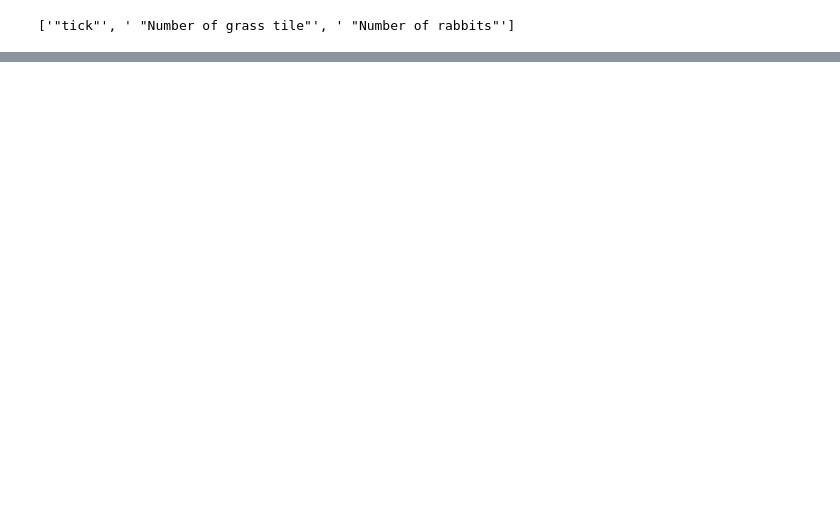
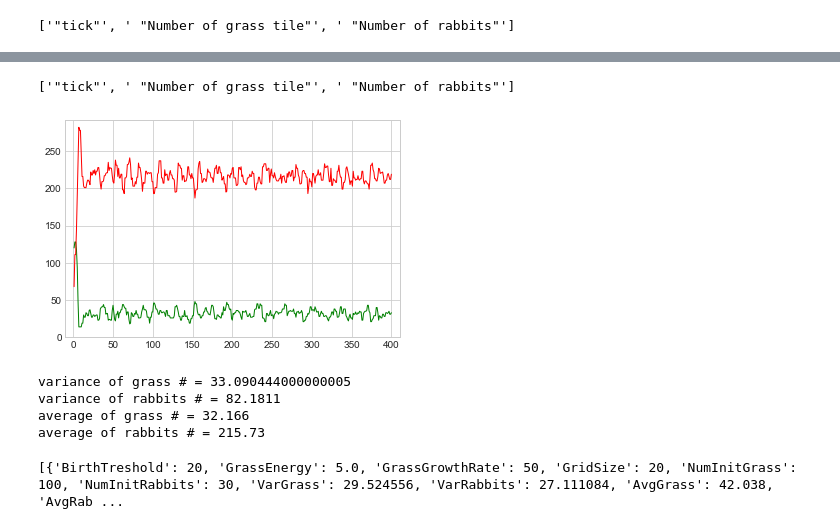
Before and after one commit to RenardDesNeiges/CS-430_1_Rabbits, a Jupyter notebook: report/plots/plot_notebook.ipynb, the cells around one changed output, grey strips where cells are left out. Cells and saved outputs as stored; diff of their text form; code cells hidden in the pictures; blank space fills up the shorter version.

```diff
--- a/report/plots/plot_notebook.ipynb
+++ b/report/plots/plot_notebook.ipynb
@@ -69,0 +184,47 @@ fig.savefig('figure.png', dpi=500)
+# %%
+(ticks_3,grass_3,rabbits_3) = parseCSV('simRun_3.txt')
+# %% [output]
+['"tick"', ' "Number of grass tile"', ' "Number of rabbits"']
+# %%
+# plotting the 3rd simulation run
+plotPop(ticks_3,grass_3,rabbits_3,400,"sim3")
+# %% [output]
+[figure, added]
+# %%
+#basic quantifiers of the 3rd run
+
+start = 200
+frame = 500
+stop = start + frame
+
+stable_grass_3 = grass_3[start:stop]
+stable_rabbits_3 = rabbits_3[start:stop]
+
+print("variance of grass # = " + str(np.var(stable_grass_3)))
+print("variance of rabbits # = " + str(np.var(stable_rabbits_3)))
+print("average of grass # = " + str(np.average(stable_grass_3)))
+print("average of rabbits # = " + str(np.average(stable_rabbits_3)))
+
+simParams = {
+    "BirthTreshold": 5,
+    "GrassEnergy": 5.0,
+    "GrassGrowthRate": 50,
+    "GridSize": 20,
+    "NumInitGrass": 100,
+    "NumInitRabbits": 30,
+    "VarGrass": np.var(stable_grass_3),
+    "VarRabbits": np.var(stable_rabbits_3),
+    "AvgGrass": np.average(stable_grass_3),
+    "AvgRabbits": np.average(stable_rabbits_3)
+}
+
+simulations.append(simParams)
+# %% [output]
+variance of grass # = 33.090444000000005
+variance of rabbits # = 82.1811
+average of grass # = 32.166
+average of rabbits # = 215.73
+# %%
+print(simulations)
+# %% [output]
+[{'BirthTreshold': 20, 'GrassEnergy': 5.0, 'GrassGrowthRate': 50, 'GridSize': 20, 'NumInitGrass': 100, 'NumInitRabbits': 30, 'VarGrass': 29.524556, 'VarRabbits': 27.111084, 'AvgGrass': 42.038, 'AvgRab ...
```
Also changed, not shown: parts of 14 cells of this notebook, 4 other files.
